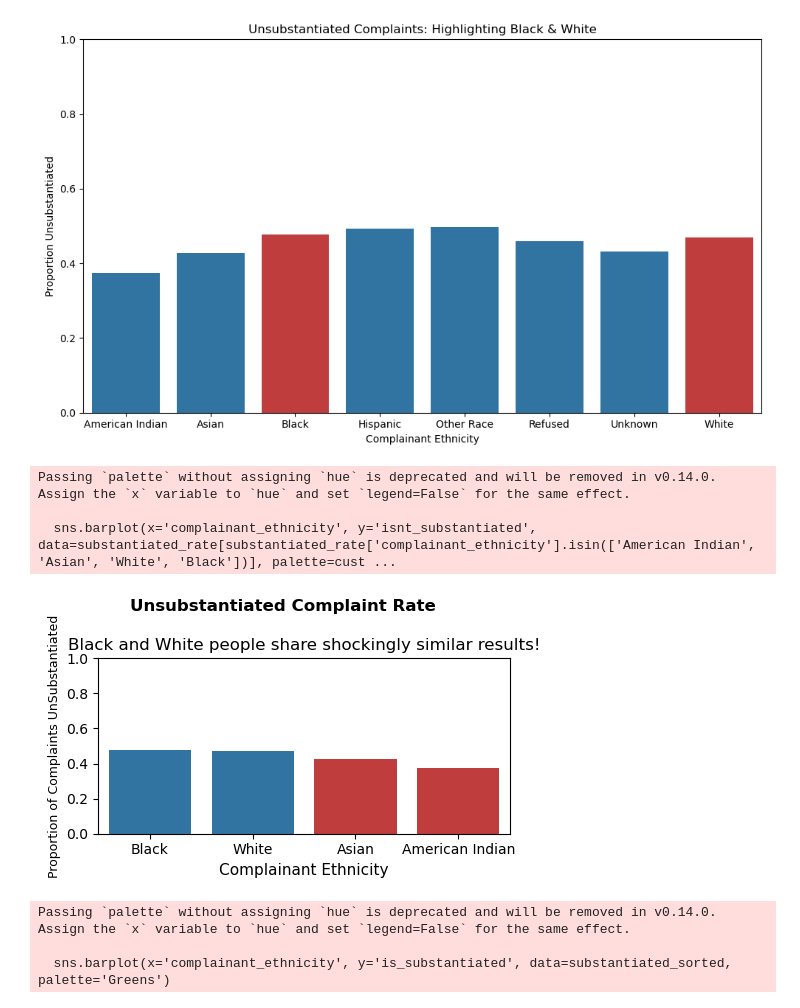
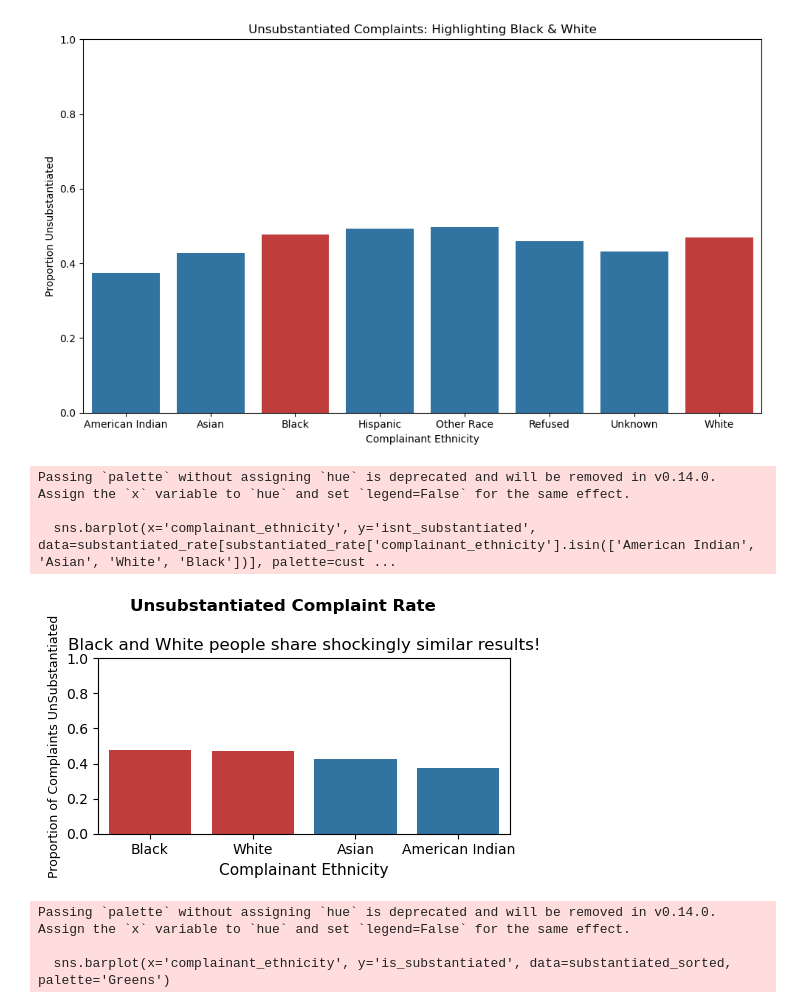
Before and after one commit to uhlexa/portfolio, a Jupyter notebook: project2/more_project2.ipynb, the cells around one changed output. Saved outputs shown, nothing was run; the diff lists cells and outputs as text; code cells hidden in the pictures.

```diff
--- a/project2/more_project2.ipynb
+++ b/project2/more_project2.ipynb
@@ -137,35 +137,35 @@ import seaborn as sns
 
 # Normalize disposition to lowercase for easy filtering
 df['board_disposition'] = df['board_disposition'].str.lower()
 
 # Filter substantiated complaints
 df['isnt_substantiated'] = df['board_disposition'].str.contains('unsubstantiated', na=False)
 
 # Group by complainant ethnicity and calculate substantiation rate
 substantiated_rate = (
     df.groupby('complainant_ethnicity')['isnt_substantiated']
     .mean()
     .sort_values(ascending=False)
     .reset_index()
 )
 #df['ethnicity'] = df['ethnicity'].isin(['White', 'Black'])
 # Plot
-custom_colors= ['#1f77b4', '#1f77b4', '#d62728', '#d62728']
+custom_colors= ['#d62728', '#d62728', '#1f77b4', '#1f77b4']
 
 plt.figure(figsize=(5, 3))
 sns.barplot(x='complainant_ethnicity', y='isnt_substantiated', data=substantiated_rate[substantiated_rate['complainant_ethnicity'].isin(['American Indian', 'Asian', 'White', 'Black'])], palette=custom_colors)
 plt.suptitle("Unsubstantiated Complaint Rate", fontweight="bold")
 plt.title("Black and White people share shockingly similar results!")
 plt.ylabel("Proportion of Complaints UnSubstantiated", fontsize=9)
 plt.xlabel("Complainant Ethnicity", fontsize=11)
 plt.ylim(0, 1)
 plt.tight_layout()
 plt.show()
 # %% [output]
 Passing `palette` without assigning `hue` is deprecated and will be removed in v0.14.0. Assign the `x` variable to `hue` and set `legend=False` for the same effect.
 
   sns.barplot(x='complainant_ethnicity', y='isnt_substantiated', data=substantiated_rate[substantiated_rate['complainant_ethnicity'].isin(['American Indian', 'Asian', 'White', 'Black'])], palette=cust ...
-[figure, old version]
+[figure, new version]
 # %%
 substantiated_sorted = substantiated_rate.sort_values('complainant_ethnicity')
 
```
Also changed, not shown: 1 other file.
